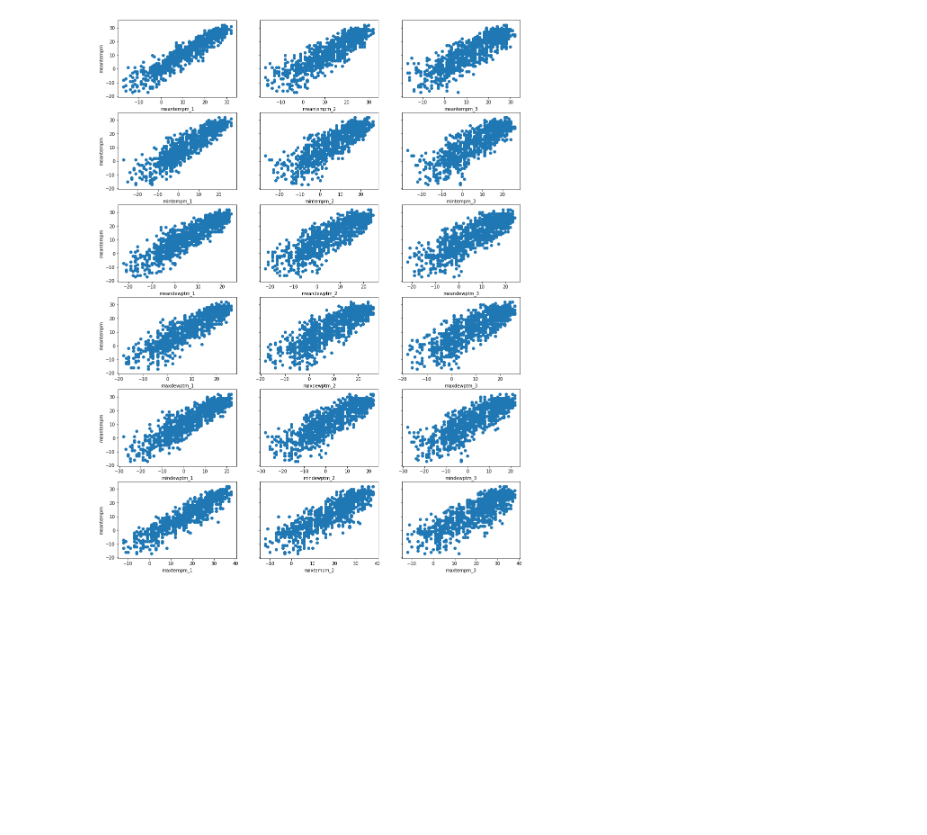
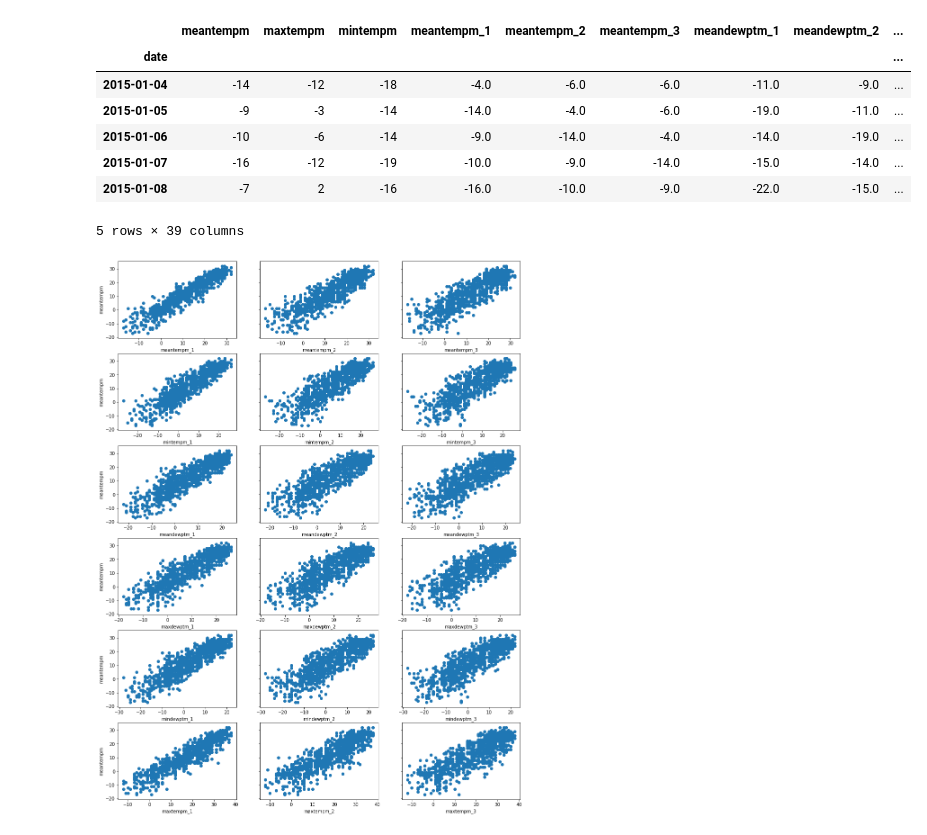
Before and after one commit to IamAbhiKaushik/ml_database, a Jupyter notebook: weather_forcast.ipynb, the cells around one changed output. Drawn from its saved outputs; the diff is of its cells as text; code cells hidden in the pictures; blank space fills up the shorter version.

```diff
--- a/weather_forcast.ipynb
+++ b/weather_forcast.ipynb
@@ -3,6 +3,16 @@ import pandas as pd
 # %%
 data_url = "https://raw.githubusercontent.com/amcquistan/WeatherPredictPythonML/master/end-part2_df.csv"
 df = pd.read_csv(data_url).set_index('date')
+df.head()
+# %% [output]
+|  | meantempm | maxtempm | mintempm | meantempm_1 | meantempm_2 | meantempm_3 | meandewptm_1 | meandewptm_2 | ... |
+| date |  |  |  |  |  |  |  |  | ... |
+| 2015-01-04 | -14 | -12 | -18 | -4.0 | -6.0 | -6.0 | -11.0 | -9.0 | ... |
+| 2015-01-05 | -9 | -3 | -14 | -14.0 | -4.0 | -6.0 | -19.0 | -11.0 | ... |
+| 2015-01-06 | -10 | -6 | -14 | -9.0 | -14.0 | -4.0 | -14.0 | -19.0 | ... |
+| 2015-01-07 | -16 | -12 | -19 | -10.0 | -9.0 | -14.0 | -15.0 | -14.0 | ... |
+| 2015-01-08 | -7 | 2 | -16 | -16.0 | -10.0 | -9.0 | -22.0 | -15.0 | ... |
+5 rows × 39 columns
 # %%
 import matplotlib
 import matplotlib.pyplot as plt
```
Also changed, not shown: parts of 2 cells of this notebook.
